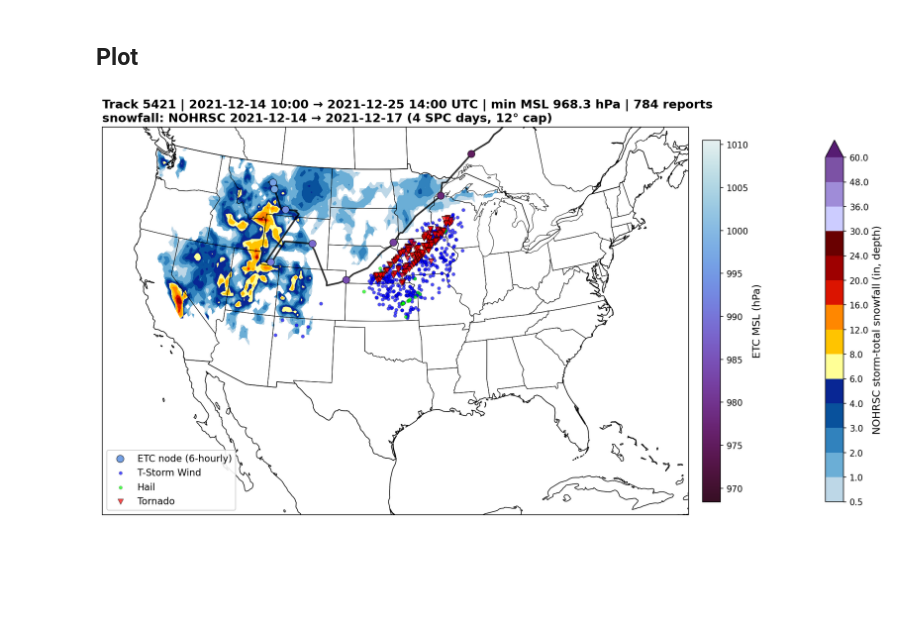
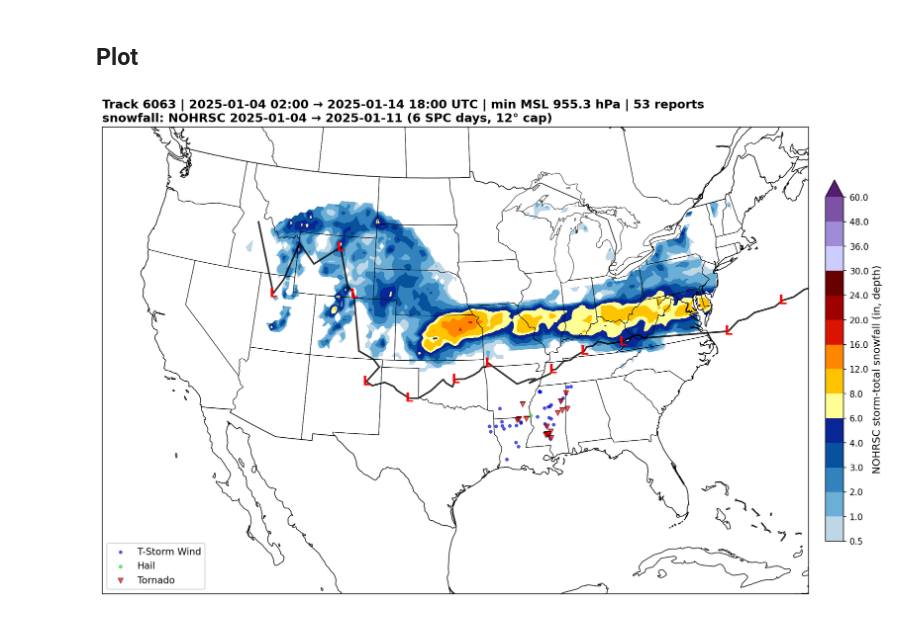
Before and after one commit to augustlepique/circs-research, a Jupyter notebook: jupyter_notebooks/ETC_reports_snowfall_plot.ipynb, the cells around one changed output. Drawn from its saved outputs; the diff is of its cells as text; code cells hidden in the pictures; blank space fills up the shorter version.

```diff
--- a/jupyter_notebooks/ETC_reports_snowfall_plot.ipynb
+++ b/jupyter_notebooks/ETC_reports_snowfall_plot.ipynb
@@ -191,12 +233,26 @@ def plot_track_case(reports_tagged, track_h, track_id, snow=None, snow_label=Non
     case_track_6h = case_track[case_track['time_hour'].dt.hour % 6 == 0]
     ax.plot(case_track['lon'], case_track['lat'], color='black', linewidth=2,
             alpha=0.8, transform=transform, zorder=5)
-    sc = ax.scatter(case_track_6h['lon'], case_track_6h['lat'],
-                    c=case_track_6h['msl'], cmap=cmocean.cm.dense_r,
-                    s=70, edgecolor='black', linewidth=0.5,
-                    transform=transform, zorder=6, label='ETC node (6-hourly)')
-    cbar2 = plt.colorbar(sc, ax=ax, shrink=0.6, pad=0.02)
-    cbar2.set_label('ETC MSL (hPa)', fontsize=12)
+
+    # sc = ax.scatter(case_track_6h['lon'], case_track_6h['lat'],
+    #                 c=case_track_6h['msl'], cmap=cmocean.cm.dense_r,
+    #                 s=70, edgecolor='black', linewidth=0.5,
+    #                 transform=transform, zorder=6, label='ETC node (6-hourly)')
+
+    # matplotlib Text defaults to clip_on=False, so an 'L' for a node outside the
+    # map extent still draws -- in the margins, over the colorbar, anywhere.
+    # (The track LINE is clipped automatically; cartopy clips projected paths.)
+    # Drop the off-domain nodes first, then clip whatever straddles the edge so
+    # you never get half a glyph.
+    visible = in_view(ax, case_track_6h['lon'], case_track_6h['lat'])
+    for _, row in case_track_6h[visible].iterrows():
+        ax.text(row['lon'], row['lat'], 'L',
+                fontsize=15, fontweight='bold', color='red',
+                ha='center', va='center',
+                transform=ccrs.PlateCarree(), zorder=5,
+                clip_on=True)
+    #cbar2 = plt.colorbar(sc, ax=ax, shrink=0.6, pad=0.02)
+    #cbar2.set_label('ETC MSL (hPa)', fontsize=12)
 
     ## --- 4. storm reports ---
     if not case_reports.empty:
@@ -271,13 +327,13 @@ cand['nohrsc_in'] = cand.field_max_nohrsc * 39.37
 # %% [markdown]
 ## Plot
 # %%
-tid = 5421   # 14-25 Dec 2021: serial derecho + western snow
+tid = 6063   # 14-25 Dec 2021: serial derecho + western snow
 
 snow, snow_label, snow_meta = get_storm_snow(tid, product='nohrsc')
 plot_track_case(reports, tracks, tid, snow=snow, snow_label=snow_label,
-                snow_meta=snow_meta, product='nohrsc')
+                snow_meta=snow_meta, product='nohrsc', savepath='winter_scs_plot.png')
 # %% [output]
-[figure, old version]
+[figure, new version]
 # %%
 ## same storm, ERA5 (water equivalent -> depth at 10:1)
 snow_e, label_e, meta_e = get_storm_snow(tid, product='era5', swe_ratio=10.0)
```
Also changed, not shown: parts of 15 cells of this notebook, 23 other files.
